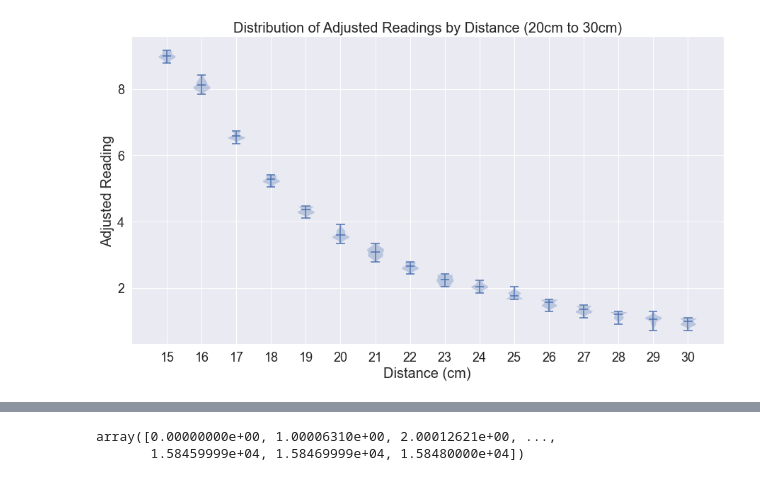
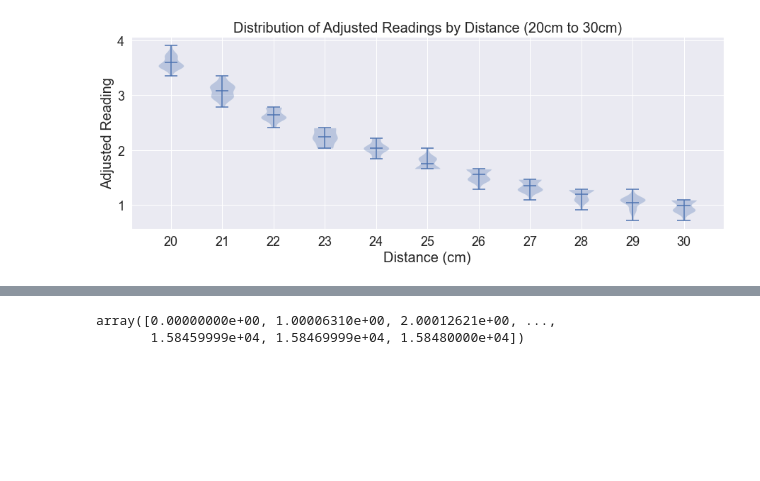
Before and after one commit to CodyWangYaohui/EcoMAT, a Jupyter notebook: data_analysis/data-acquisition-pre-processing-plotting.ipynb, the cells around one changed output, grey strips where cells are left out. Cells and saved outputs as stored; diff of their text form; code cells hidden in the pictures; blank space fills up the shorter version.

```diff
--- a/data_analysis/data-acquisition-pre-processing-plotting.ipynb
+++ b/data_analysis/data-acquisition-pre-processing-plotting.ipynb
@@ -37,34 +97,43 @@ df
 # %%
-# Identify and mark the base readings which are the last 20 rows for distance '31'
-base_readings = df[df['distance'] == 31]['reading']
 
-# Smooth the base readings by calculating the mean
-base_reading_smooth = base_readings.mean()
+def plot_drv425_test(distance_start, ):
 
-# Subtract the smooth base reading from all readings
-df['adjusted_reading'] = df['reading'] - base_reading_smooth
+    drv425evm_raw = pd.read_csv("./nov-9-drv425-prlm-stm32-distance-test.txt", names=["prlm_drv425"])
 
-# df['adjusted_reading'] *= 0.0204918
+    df = pd.DataFrame({"distance":np.repeat(np.arange(3, 32), 20),"reading": np.array(drv425evm_raw["prlm_drv425"])})
 
-# Filter the DataFrame for distances 20cm to 30cm (excluding base reading at 31)
-filtered_df = df[(df['distance'] >= 15) & (df['distance'] < 31)]
+    # Identify and mark the base readings which are the last 20 rows for distance '31'
+    base_readings = df[df['distance'] == 31]['reading']
 
-# Prepare the data for violin plotting
-distances = np.unique(filtered_df['distance'])
-data_to_plot = [filtered_df[filtered_df['distance'] == dist]['adjusted_reading'].values for dist in distances]
+    # Smooth the base readings by calculating the mean
+    base_reading_smooth = base_readings.mean()
 
-# Create the violin plot using Matplotlib
-fig, ax = plt.subplots(figsize=(15, 8))
-ax.violinplot(data_to_plot, positions=distances, showmeans=True, showmedians=False)
+    # Subtract the smooth base reading from all readings
+    df['adjusted_reading'] = df['reading'] - base_reading_smooth
 
-ax.set_title('Distribution of Adjusted Readings by Distance (20cm to 30cm)', fontsize=20)
-ax.set_xlabel('Distance (cm)', fontsize=20)
-ax.set_ylabel('Adjusted Reading', fontsize=20)
-ax.set_xticks(distances)
-ax.set_xticklabels([f"{int(dist)}" for dist in distances])
-plt.tick_params(axis='both', which='major', labelsize=18)  # Enlarge major tick labels
-plt.tick_params(axis='both', which='minor', labelsize=18)  # Enlarge minor tick labels if used
-plt.grid(True)
-plt.show()
+    # df['adjusted_reading'] *= 0.0204918
+
+    # Filter the DataFrame for distances 20cm to 30cm (excluding base reading at 31)
+    filtered_df = df[(df['distance'] >= distance_start) & (df['distance'] < 31)]
+
+    # Prepare the data for violin plotting
+    distances = np.unique(filtered_df['distance'])
+    data_to_plot = [filtered_df[filtered_df['distance'] == dist]['adjusted_reading'].values for dist in distances]
+
+    # Create the violin plot using Matplotlib
+    fig, ax = plt.subplots(figsize=(15, 5))
+    ax.violinplot(data_to_plot, positions=distances, showmeans=True, showmedians=False)
+
+    ax.set_title('Distribution of Adjusted Readings by Distance (20cm to 30cm)', fontsize=20)
+    ax.set_xlabel('Distance (cm)', fontsize=20)
+    ax.set_ylabel('Adjusted Reading', fontsize=20)
+    ax.set_xticks(distances)
+    ax.set_xticklabels([f"{int(dist)}" for dist in distances])
+    plt.tick_params(axis='both', which='major', labelsize=18)  # Enlarge major tick labels
+    plt.tick_params(axis='both', which='minor', labelsize=18)  # Enlarge minor tick labels if used
+    plt.grid(True)
+    plt.show()
-# %% [output]
-[figure, removed]
+# %%
+plot_drv425_test(distance_start=20)
+# %% [output]
+[figure, added]
```
Also changed, not shown: parts of 6 cells of this notebook, 14 other files.
